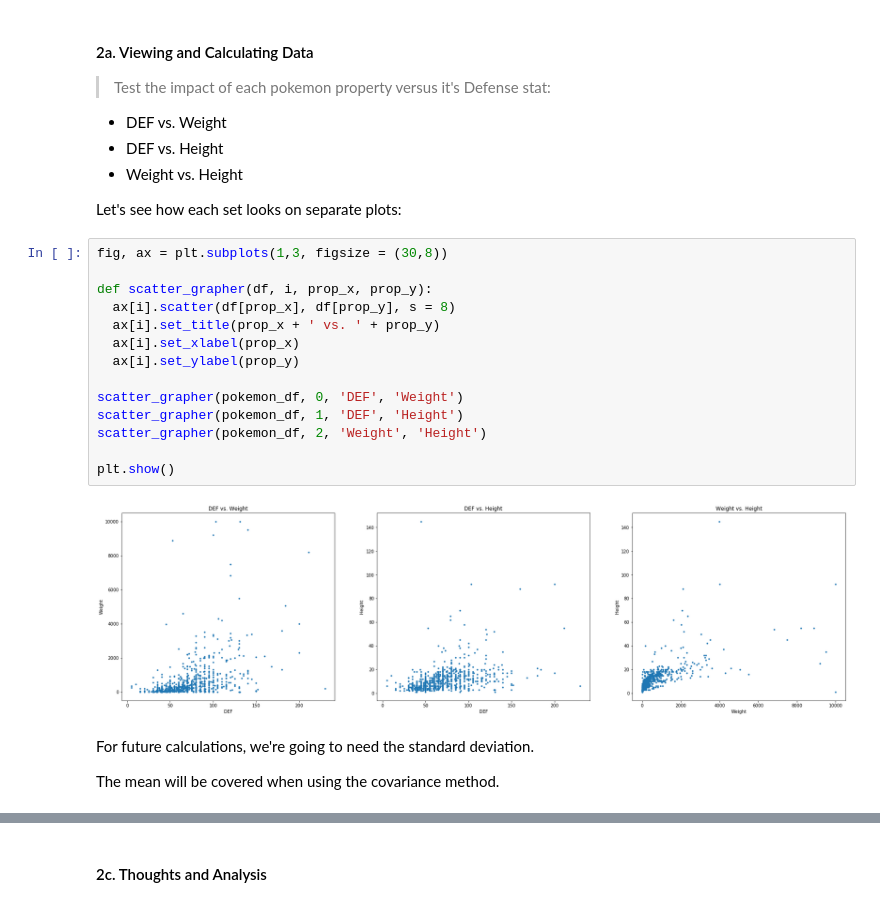
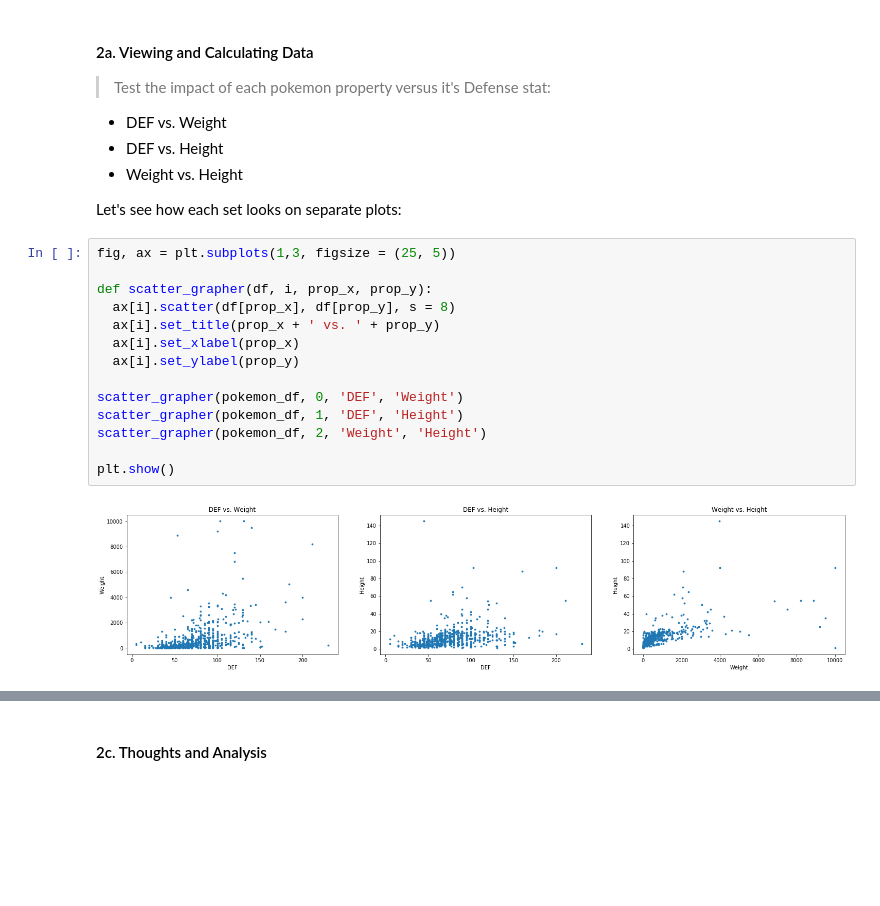
Before and after one commit to Mushtatoes/pokenalysis, a Jupyter notebook: Pokemon_Defense_to_Weight_Height_Correlation.ipynb, the cells around one changed output, grey strips where cells are left out. Drawn from its saved outputs; the diff is of its cells as text; blank space fills up the shorter version.

```diff
--- a/Pokemon_Defense_to_Weight_Height_Correlation.ipynb
+++ b/Pokemon_Defense_to_Weight_Height_Correlation.ipynb
@@ -120,22 +121,18 @@ pokemon_df.head()
 
 Let's see how each set looks on separate plots:
 # %%
-fig, ax = plt.subplots(1,3, figsize = (30,8))
+fig, ax = plt.subplots(1,3, figsize = (25, 5))
 
 def scatter_grapher(df, i, prop_x, prop_y):
   ax[i].scatter(df[prop_x], df[prop_y], s = 8)
   ax[i].set_title(prop_x + ' vs. ' + prop_y)
   ax[i].set_xlabel(prop_x)
   ax[i].set_ylabel(prop_y)
 
 scatter_grapher(pokemon_df, 0, 'DEF', 'Weight')
 scatter_grapher(pokemon_df, 1, 'DEF', 'Height')
 scatter_grapher(pokemon_df, 2, 'Weight', 'Height')
 
 plt.show()
 # %% [output]
-[figure, old version]
+[figure, new version]
-# %% [markdown]
-For future calculations, we're going to need the standard deviation.
-
-The mean will be covered when using the covariance method.
```
Also changed, not shown: parts of 24 cells of this notebook.
